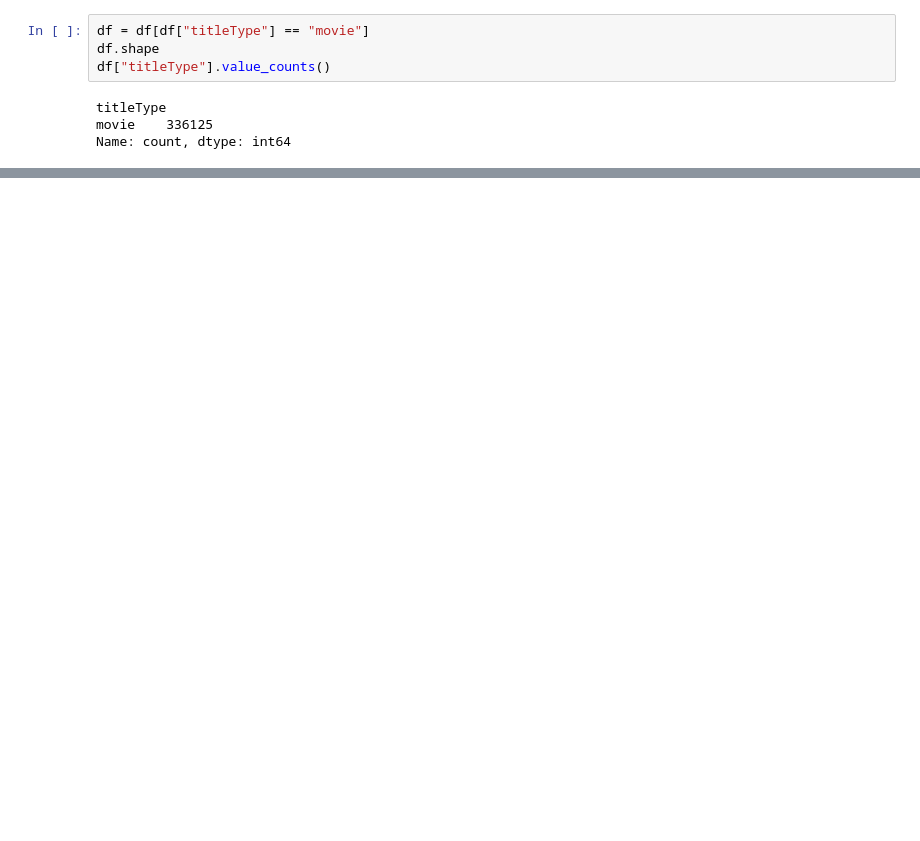
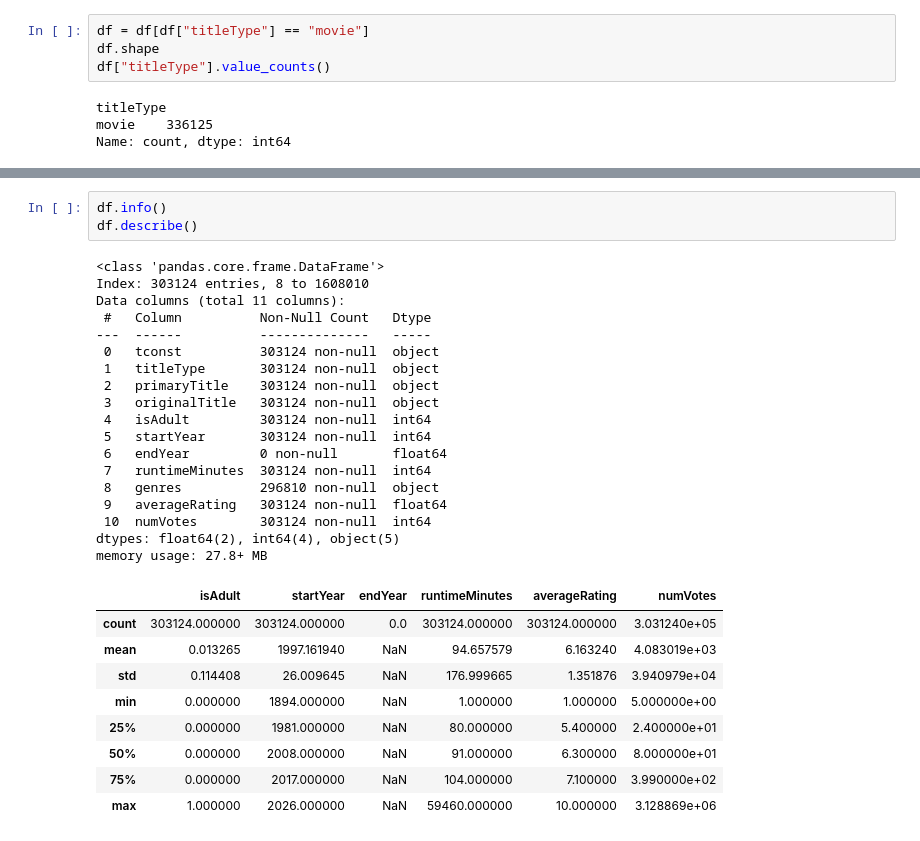
Before and after one commit to irisxvii/third., a Jupyter notebook: imdb-eda/imdb_eda.ipynb, the cells around one changed output, grey strips where cells are left out. Saved outputs shown, nothing was run; the diff lists cells and outputs as text; blank space fills up the shorter version.

```diff
--- a/imdb-eda/imdb_eda.ipynb
+++ b/imdb-eda/imdb_eda.ipynb
@@ -100,3 +100,34 @@ df.head()
 | 285 | tt0000335 | movie | Soldiers of the Cross | Soldiers of the Cross | 0 | 1900 | NaN | 40 | Biography,Drama | ... |
 | 383 | tt0000502 | movie | Bohemios | Bohemios | 0 | 1905 | NaN | 100 | NaN | ... |
 | 420 | tt0000574 | movie | The Story of the Kelly Gang | The Story of the Kelly Gang | 0 | 1906 | NaN | 70 | Action,Adventure,Biography | ... |
+# %%
+df.info()
+df.describe()
+# %% [output]
+<class 'pandas.core.frame.DataFrame'>
+Index: 303124 entries, 8 to 1608010
+Data columns (total 11 columns):
+ #   Column          Non-Null Count   Dtype
+---  ------          --------------   -----
+ 0   tconst          303124 non-null  object
+ 1   titleType       303124 non-null  object
+ 2   primaryTitle    303124 non-null  object
+ 3   originalTitle   303124 non-null  object
+ 4   isAdult         303124 non-null  int64
+ 5   startYear       303124 non-null  int64
+ 6   endYear         0 non-null       float64
+ 7   runtimeMinutes  303124 non-null  int64
+ 8   genres          296810 non-null  object
+ 9   averageRating   303124 non-null  float64
+ 10  numVotes        303124 non-null  int64
+dtypes: float64(2), int64(4), object(5)
+memory usage: 27.8+ MB
+|  | isAdult | startYear | endYear | runtimeMinutes | averageRating | numVotes |
+| count | 303124.000000 | 303124.000000 | 0.0 | 303124.000000 | 303124.000000 | 3.031240e+05 |
+| mean | 0.013265 | 1997.161940 | NaN | 94.657579 | 6.163240 | 4.083019e+03 |
+| std | 0.114408 | 26.009645 | NaN | 176.999665 | 1.351876 | 3.940979e+04 |
+| min | 0.000000 | 1894.000000 | NaN | 1.000000 | 1.000000 | 5.000000e+00 |
+| 25% | 0.000000 | 1981.000000 | NaN | 80.000000 | 5.400000 | 2.400000e+01 |
+| 50% | 0.000000 | 2008.000000 | NaN | 91.000000 | 6.300000 | 8.000000e+01 |
+| 75% | 0.000000 | 2017.000000 | NaN | 104.000000 | 7.100000 | 3.990000e+02 |
+| max | 1.000000 | 2026.000000 | NaN | 59460.000000 | 10.000000 | 3.128869e+06 |
```
Also changed, not shown: parts of 5 cells of this notebook, 1 other file.
